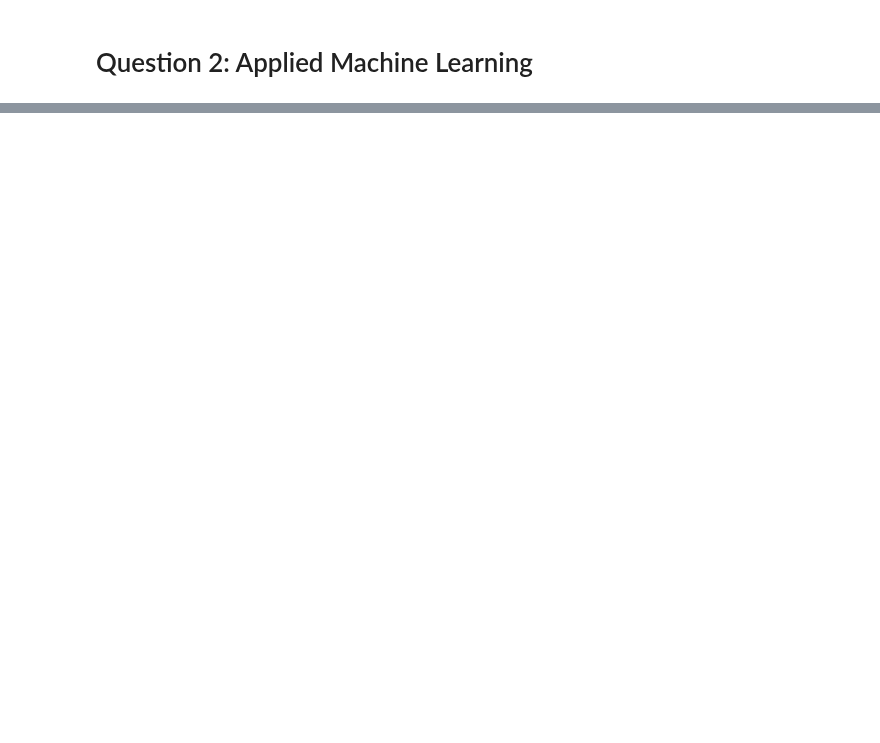
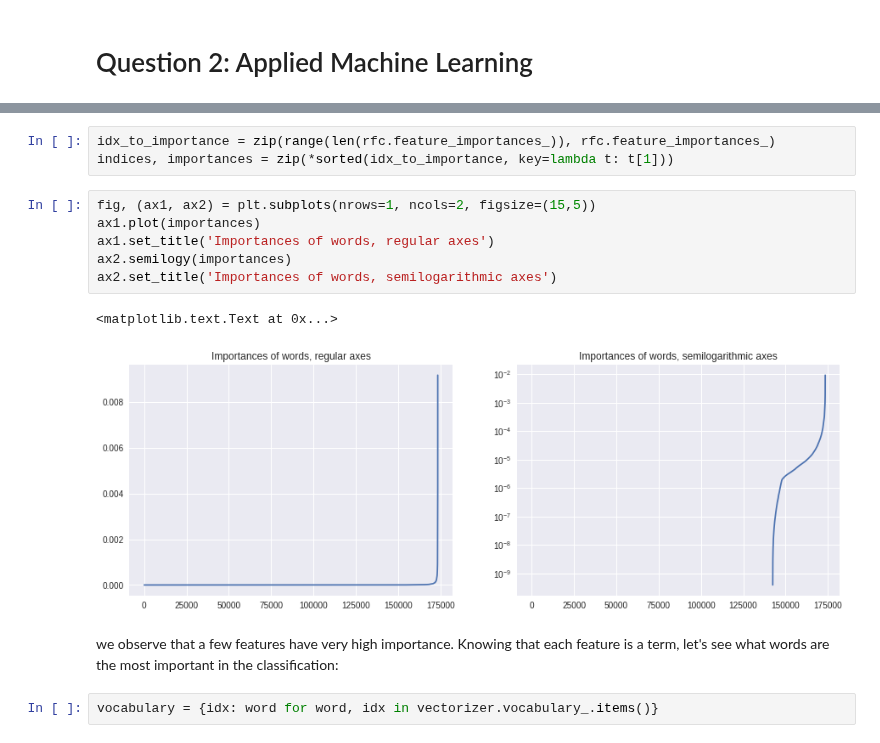
Before and after one commit to vincenzobaz/VBTALL-ADA2017, a Jupyter notebook: Homework 4.ipynb, the cells around one changed output, grey strips where cells are left out. Cells and saved outputs as stored; diff of their text form; blank space fills up the shorter version.

```diff
--- a/Homework 4.ipynb
+++ b/Homework 4.ipynb
@@ -103,0 +120,16 @@ plt.plot([a[2] for a in a])
+# %%
+idx_to_importance = zip(range(len(rfc.feature_importances_)), rfc.feature_importances_)
+indices, importances = zip(*sorted(idx_to_importance, key=lambda t: t[1]))
+# %%
+fig, (ax1, ax2) = plt.subplots(nrows=1, ncols=2, figsize=(15,5))
+ax1.plot(importances)
+ax1.set_title('Importances of words, regular axes')
+ax2.semilogy(importances)
+ax2.set_title('Importances of words, semilogarithmic axes')
+# %% [output]
+<matplotlib.text.Text at 0x...>
+[figure, added]
+# %% [markdown]
+we observe that a few features have very high importance. Knowing that each feature is a term, let's see what words are the most important in the classification:
+# %%
+vocabulary = {idx: word for word, idx in vectorizer.vocabulary_.items()}
```
Also changed, not shown: parts of 24 cells of this notebook.
